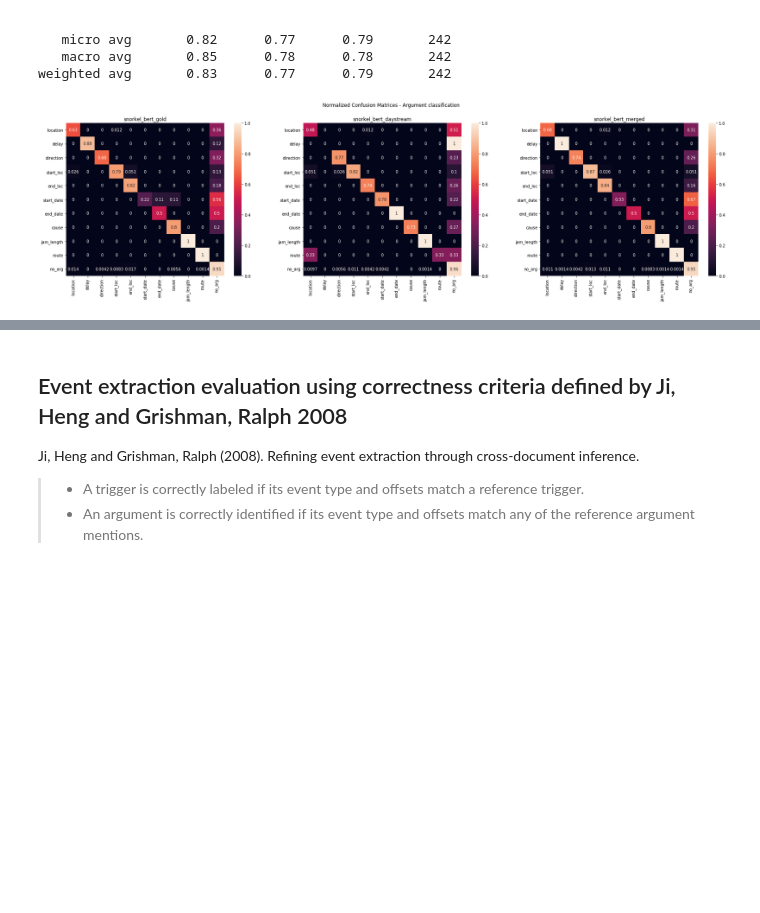
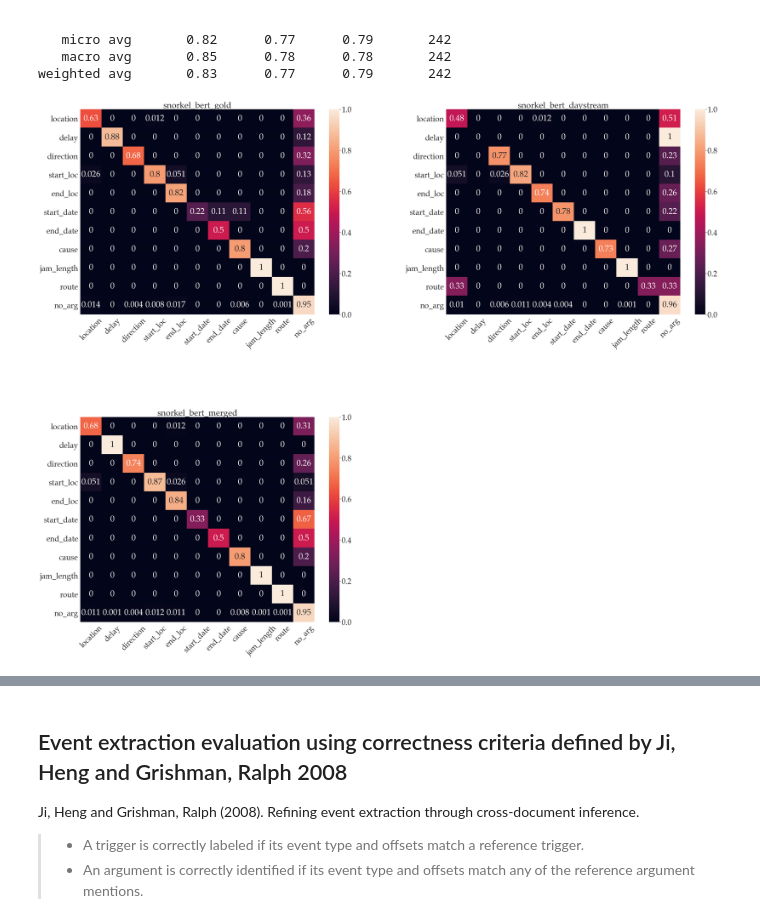
Before and after one commit to DFKI-NLP/eventx, a Jupyter notebook: analysis/notebooks/eventx_analysis.ipynb, the cells around one changed output, grey strips where cells are left out. Drawn from its saved outputs; the diff is of its cells as text; code cells hidden in the pictures; blank space fills up the shorter version.

```diff
--- a/analysis/notebooks/eventx_analysis.ipynb
+++ b/analysis/notebooks/eventx_analysis.ipynb
@@ -14,6 +14,7 @@ import seaborn as sns
 import io
 
 from pathlib import Path
+from typing import List
 from itertools import chain, accumulate
 
 from eventx.predictors.predictor_utils import load_predictor
@@ -25,3 +26,15 @@ from eventx.util import evaluate
 from eventx import SD4M_RELATION_TYPES, ROLE_LABELS
 
 from allennlp.predictors import Predictor
+
+SMALL_SIZE = 8
+MEDIUM_SIZE = 10
+BIGGER_SIZE = 12
+plt.rcParams["font.family"] = "Palatino"
+plt.rc('font', size=SMALL_SIZE)          # controls default text sizes
+plt.rc('axes', titlesize=SMALL_SIZE)     # fontsize of the axes title
+plt.rc('axes', labelsize=MEDIUM_SIZE)    # fontsize of the x and y labels
+plt.rc('xtick', labelsize=SMALL_SIZE)    # fontsize of the tick labels
+plt.rc('ytick', labelsize=SMALL_SIZE)    # fontsize of the tick labels
+plt.rc('legend', fontsize=SMALL_SIZE)    # legend fontsize
+plt.rc('figure', titlesize=BIGGER_SIZE)  # fontsize of the figure title
@@ -114,13 +129,17 @@ RailReplacementService       1.00      0.80      0.89         5
              macro avg       0.92      0.91      0.91        57
           weighted avg       0.89      0.89      0.89        57
 # %%
-f, axes = plt.subplots(1, 3, figsize=(30,7))
+sns.set(font_scale=3, font="Palatino")
+f, axes = plt.subplots(2, 2, figsize=(50,40))
 f.suptitle('Normalized Confusion Matrices - Trigger classification')
+flat_axes = axes.flatten()
 for i, model_name in enumerate(model_names):
-
     cm = sklearn.metrics.confusion_matrix(trigger_y_true, trigger_y_pred[model_name], labels=SD4M_RELATION_TYPES)
     cm = cm.astype('float') / cm.sum(axis=1)[:, np.newaxis]
-    df_cm = pd.DataFrame(cm, index = SD4M_RELATION_TYPES, columns = SD4M_RELATION_TYPES)
-    sns.heatmap(df_cm, ax=axes[i], annot=True)
-    axes[i].set_title(model_name)
+    df_cm = pd.DataFrame(cm, index = SD4M_RELATION_TYPES, columns = SD4M_RELATION_TYPES).round(3)
+    g = sns.heatmap(df_cm, ax=flat_axes[i], annot=True)
+    flat_axes[i].set_title(model_name)
+    g.set_xticklabels(g.get_xticklabels(), rotation = 45)
+    plt.subplots_adjust(wspace=.25, hspace=.5)
+f.delaxes(axes[1,1])
 # %% [output]
@@ -185,14 +210,18 @@ print(sklearn.metrics.classification_report(arg_y_true, arg_y_pred["snorkel_bert
    macro avg       0.85      0.78      0.78       242
 weighted avg       0.83      0.77      0.79       242
 # %%
-f, axes = plt.subplots(1, 3, figsize=(30,7))
+sns.set(font_scale=3, font="Palatino")
+f, axes = plt.subplots(2, 2, figsize=(50,40))
 f.suptitle('Normalized Confusion Matrices - Argument classification')
+flat_axes = axes.flatten()
 for i, model_name in enumerate(model_names):
-
     cm = sklearn.metrics.confusion_matrix(arg_y_true, arg_y_pred[model_name], labels=ROLE_LABELS)
     cm = cm.astype('float') / cm.sum(axis=1)[:, np.newaxis]
-    df_cm = pd.DataFrame(cm, index=ROLE_LABELS, columns=ROLE_LABELS)
-    sns.heatmap(df_cm, ax=axes[i], annot=True)
-    axes[i].set_title(model_name)
+    df_cm = pd.DataFrame(cm, index=ROLE_LABELS, columns=ROLE_LABELS).round(3)
+    g = sns.heatmap(df_cm, ax=flat_axes[i], annot=True)
+    flat_axes[i].set_title(model_name)
+    g.set_xticklabels(g.get_xticklabels(), rotation = 45)
+    plt.subplots_adjust(wspace=.25, hspace=.5)
+f.delaxes(axes[1,1])
 # %% [output]
-[figure, old version]
+[figure, new version]
```
Also changed, not shown: parts of 17 cells of this notebook, 1 other file.
